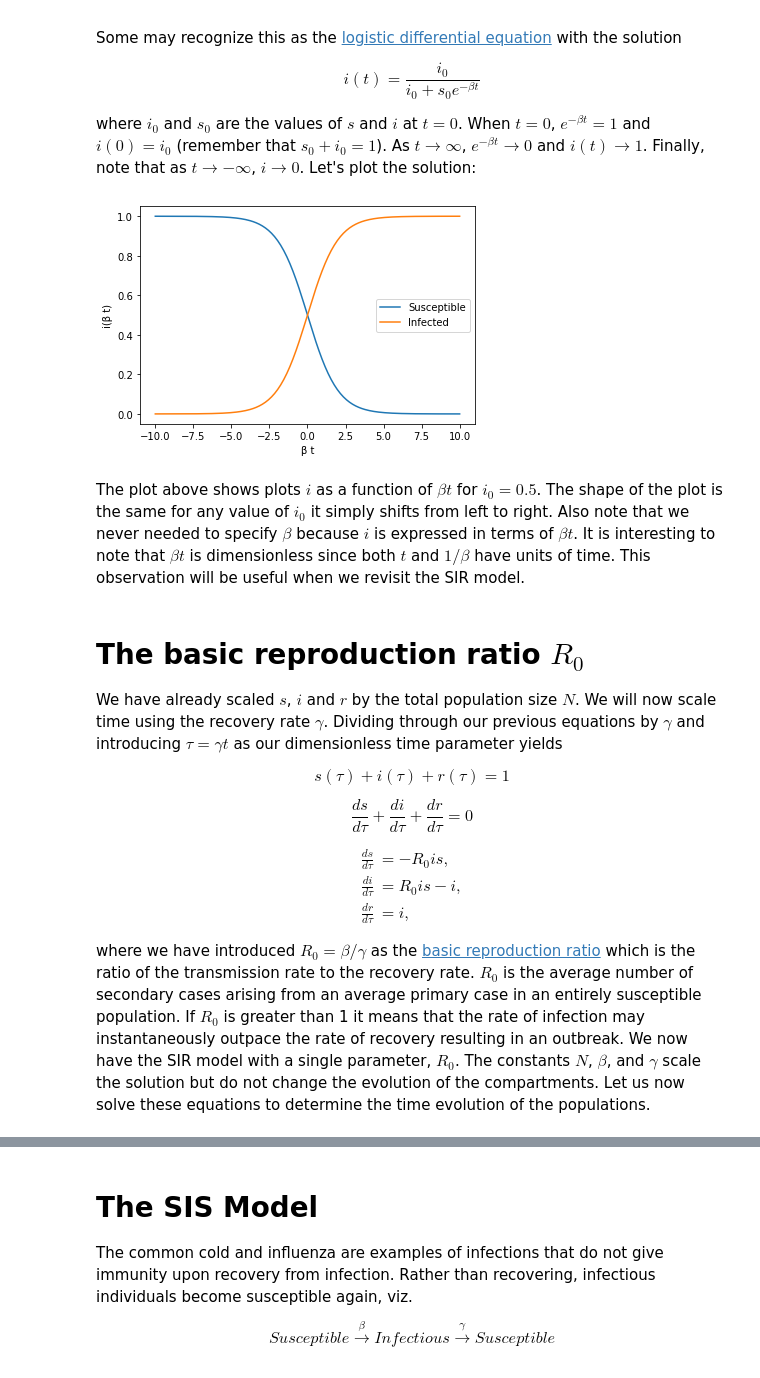
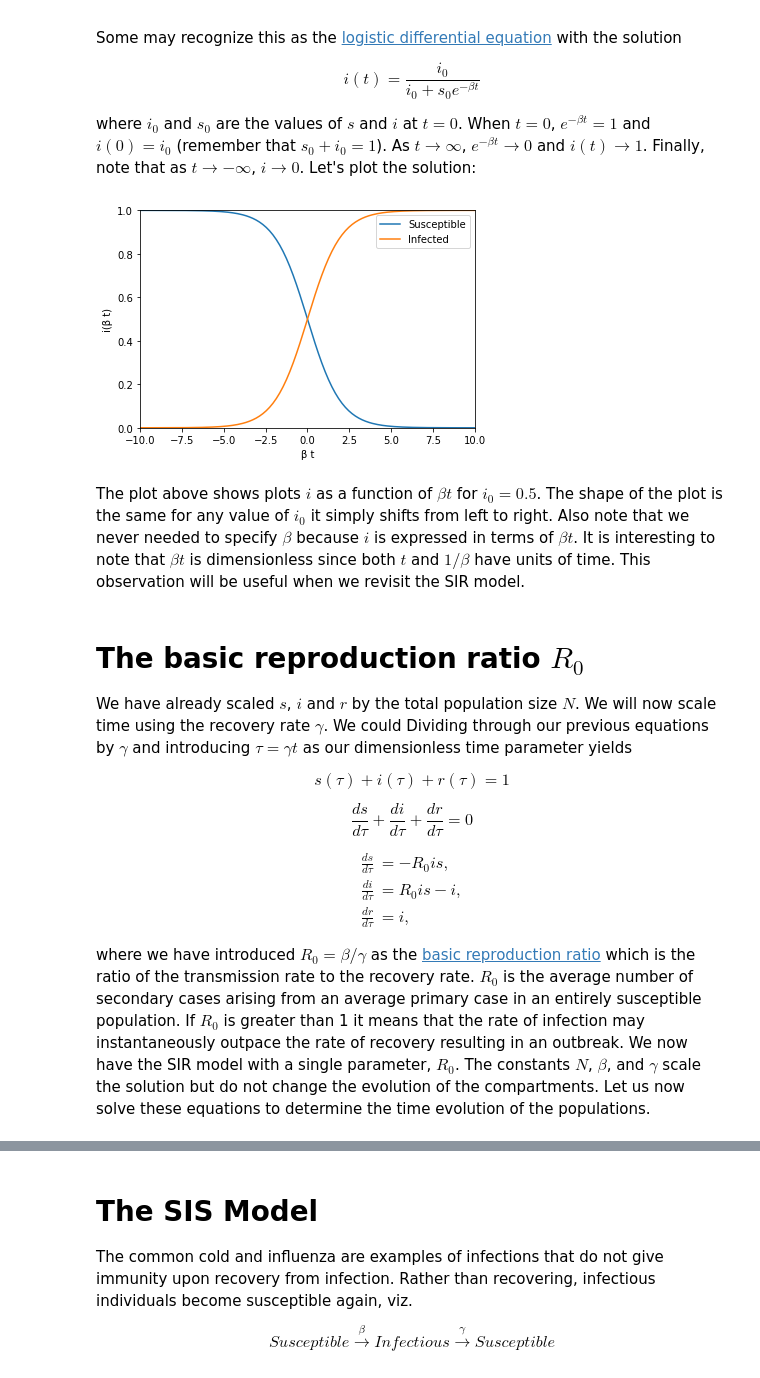
Before and after one commit to fcantelmi/morning-bytes, a Jupyter notebook: sirmodel/sirmodel.ipynb, the cells around one changed output, grey strips where cells are left out. Cells and saved outputs as stored; diff of their text form; code cells hidden in the pictures.

```diff
--- a/sirmodel/sirmodel.ipynb
+++ b/sirmodel/sirmodel.ipynb
@@ -127,24 +127,26 @@ where $i_0$ and $s_0$ are the values of $s$ and $i$ at $t=0$. When $t=0$, $e^{-\
 # %%
 import matplotlib.pyplot as plt
 import numpy as np
 
 i_0 = 0.5
 s_0 = 1 - i_0
 betat = np.linspace(-10, 10, 200)
 plt.plot(betat, 1 - i_0 / (i_0 + s_0 * np.exp(-betat)), label='Susceptible')
 plt.plot(betat, 0 + i_0 / (i_0 + s_0 * np.exp(-betat)), label='Infected')
 plt.xlabel('\u03B2 t')
 plt.ylabel('i(\u03B2 t)')
+plt.xlim((-10,10))
+plt.ylim((0,1))
 plt.legend()
 plt.show()
 # %% [output]
-[figure, old version]
+[figure, new version]
 # %% [markdown]
 The plot above shows plots $i$ as a function of $\beta t$ for $i_0 = 0.5$. The shape of the plot is the same for any value of $i_0$ it simply shifts from left to right. Also note that we never needed to specify $\beta$ because $i$ is expressed in terms of $\beta t$. It is interesting to note that $\beta t$ is dimensionless since both $t$ and $1/\beta$ have units of time. This observation will be useful when we revisit the SIR model.
 # %% [markdown]
 # The basic reproduction ratio $R_0$
 
-We have already scaled $s$, $i$ and $r$ by the total population size $N$. We will now scale time using the recovery rate $\gamma$. Dividing through our previous equations by $\gamma$ and introducing $\tau=\gamma t$ as our dimensionless time parameter yields
+We have already scaled $s$, $i$ and $r$ by the total population size $N$. We will now scale time using the recovery rate $\gamma$. We could Dividing through our previous equations by $\gamma$ and introducing $\tau=\gamma t$ as our dimensionless time parameter yields
 
 \begin{equation*}
 s(\tau) + i(\tau) + r(\tau) = 1
```
Also changed, not shown: parts of 6 cells of this notebook.
